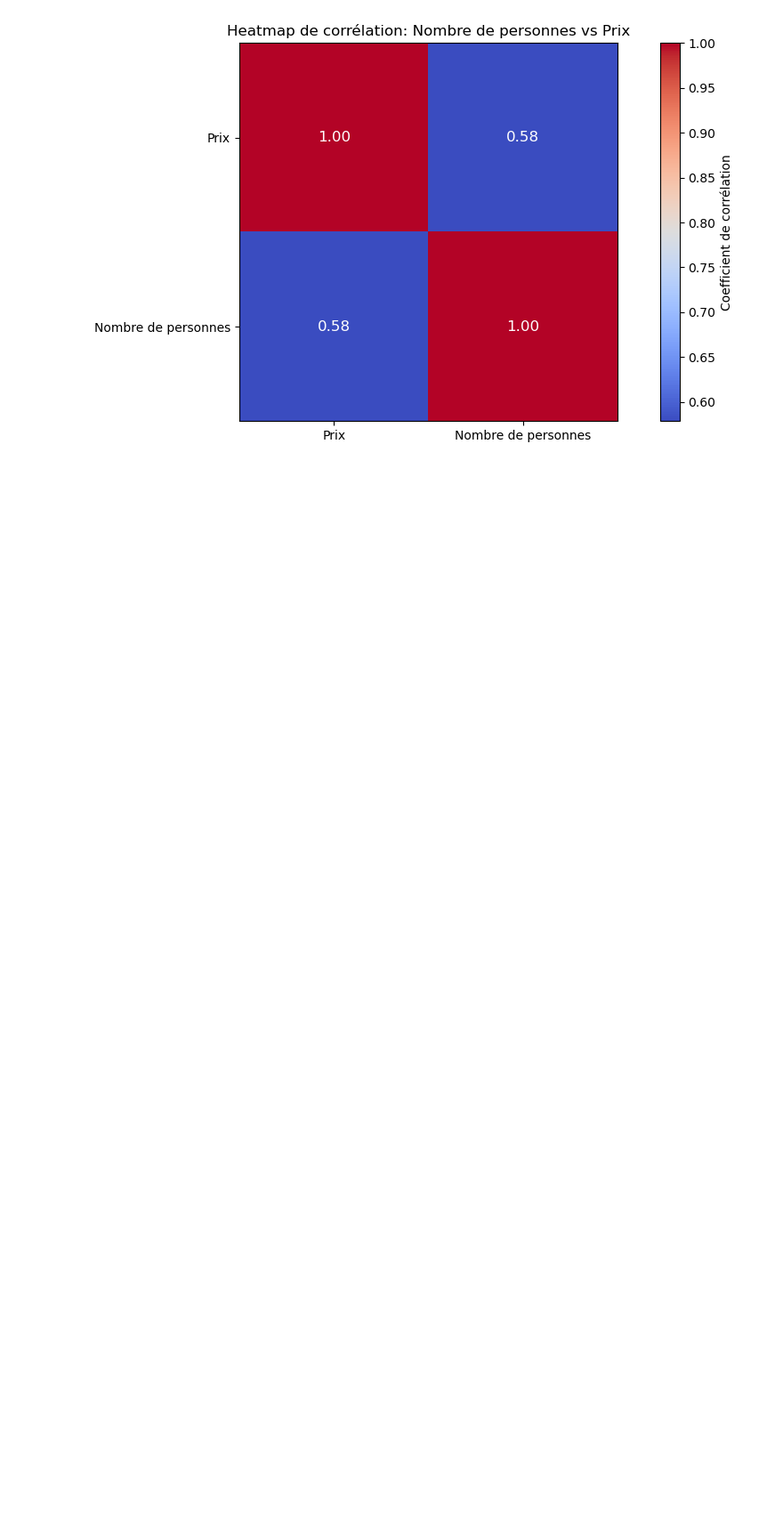
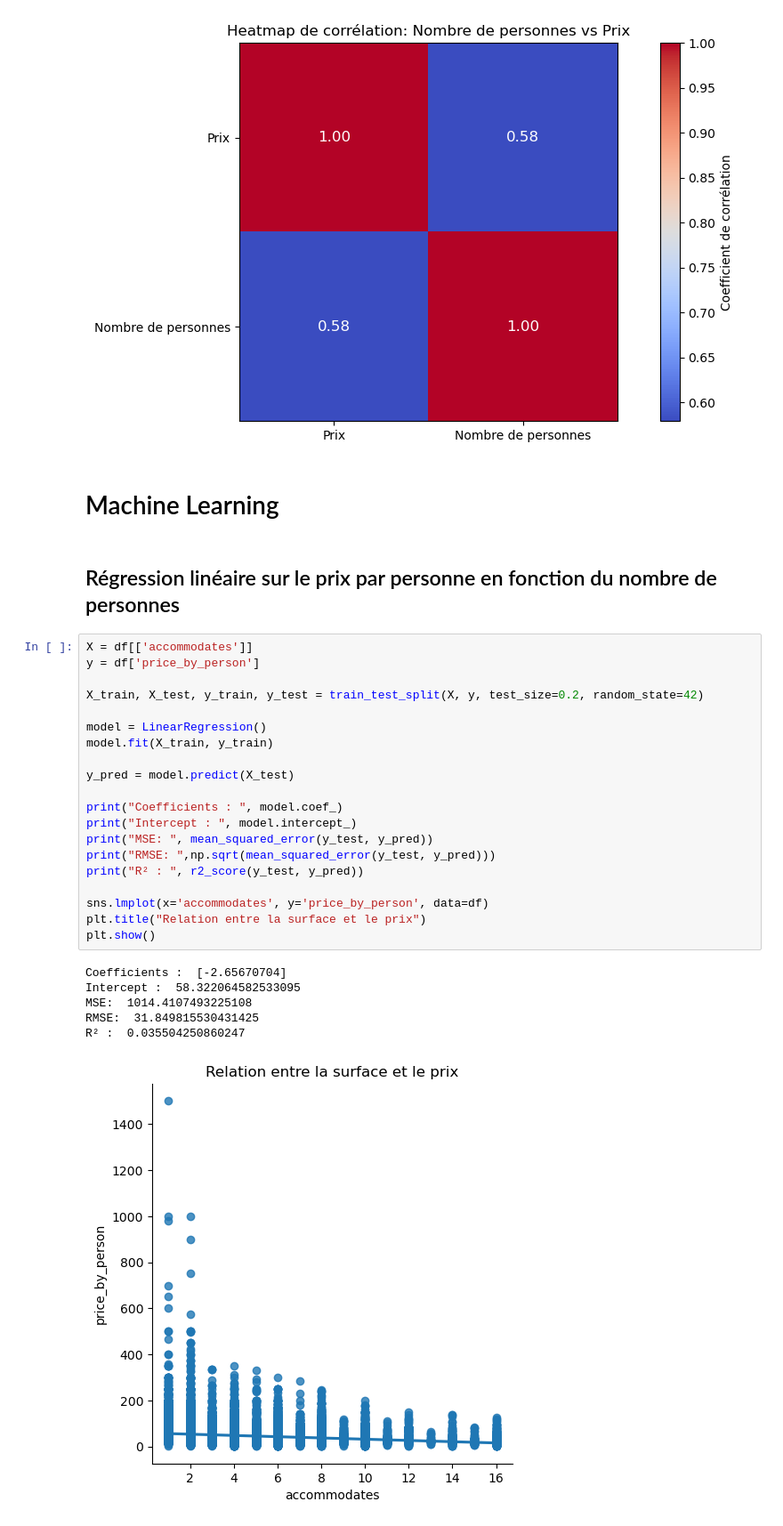
Before and after one commit to LoanCB/machine-learning-appartement, a Jupyter notebook: playground_airbnb.ipynb, the cells around one changed output. Shown: that part at 89% size. Cells and saved outputs as stored; diff of their text form; blank space fills up the shorter version.

```diff
--- a/playground_airbnb.ipynb
+++ b/playground_airbnb.ipynb
@@ -313,3 +325,34 @@ plt.tight_layout()
 plt.show()
 # %% [output]
 [figure]
+# %% [markdown]
+# Machine Learning
+# %% [markdown]
+## Régression linéaire sur le prix par personne en fonction du nombre de personnes
+# %%
+X = df[['accommodates']]
+y = df['price_by_person']
+
+X_train, X_test, y_train, y_test = train_test_split(X, y, test_size=0.2, random_state=42)
+
+model = LinearRegression()
+model.fit(X_train, y_train)
+
+y_pred = model.predict(X_test)
+
+print("Coefficients : ", model.coef_)
+print("Intercept : ", model.intercept_)
+print("MSE: ", mean_squared_error(y_test, y_pred))
+print("RMSE: ",np.sqrt(mean_squared_error(y_test, y_pred)))
+print("R² : ", r2_score(y_test, y_pred))
+
+sns.lmplot(x='accommodates', y='price_by_person', data=df)
+plt.title("Relation entre la surface et le prix")
+plt.show()
+# %% [output]
+Coefficients :  [-2.65670704]
+Intercept :  58.322064582533095
+MSE:  1014.4107493225108
+RMSE:  31.849815530431425
+R² :  0.035504250860247
+[figure, added]
```
Also changed, not shown: parts of 17 cells of this notebook, 1 other file.
